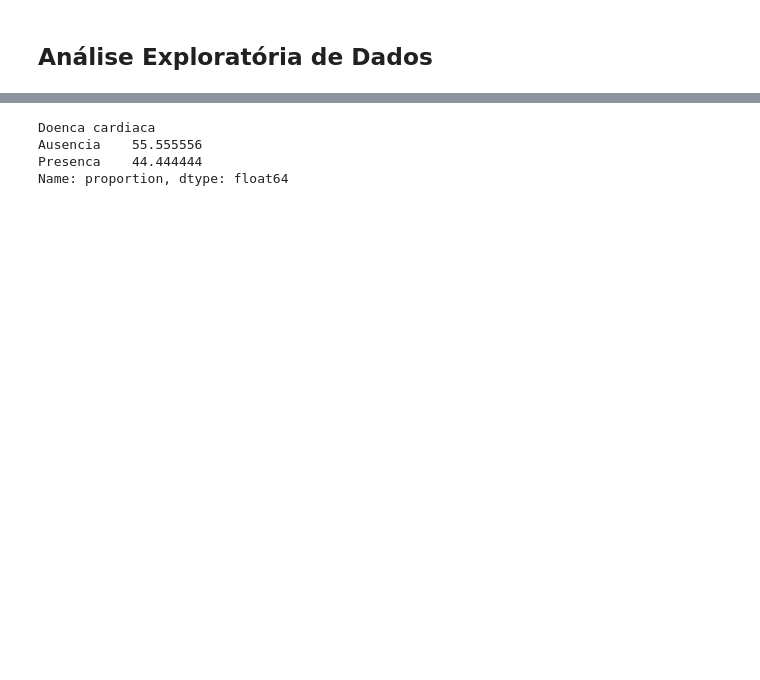
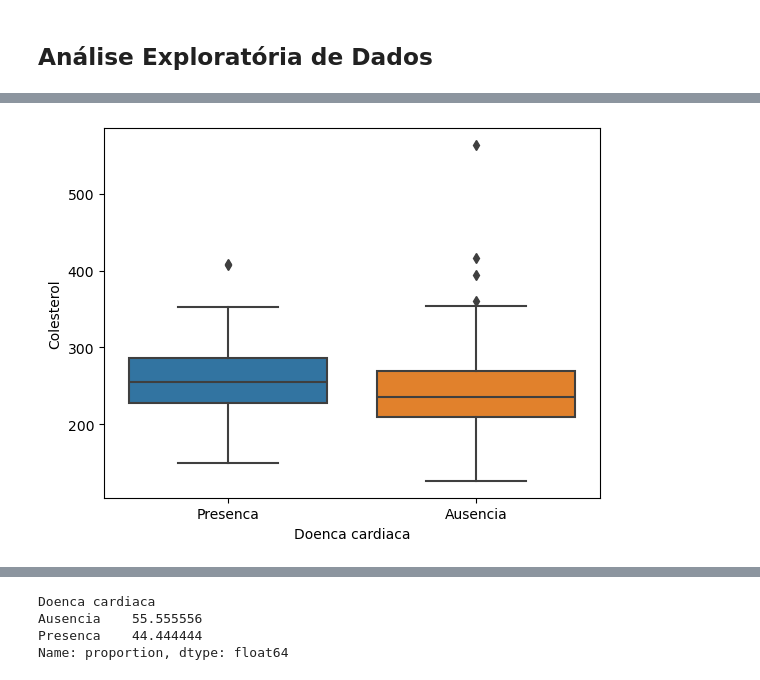
Before and after one commit to CrisNakamura/projeto_deteccao_doenca_cardiaca, a Jupyter notebook: projeto.ipynb, the cells around one changed output, grey strips where cells are left out. Saved outputs shown, nothing was run; the diff lists cells and outputs as text; code cells hidden in the pictures; blank space fills up the shorter version.

```diff
--- a/projeto.ipynb
+++ b/projeto.ipynb
@@ -115,0 +127,4 @@ sns.countplot(data=dados, x='Tipo dor', hue='Doenca cardiaca')
+# %%
+sns.boxplot(data=dados, x='Doenca cardiaca', y='Colesterol');
+# %% [output]
+[figure, added]
```
Also changed, not shown: parts of 27 cells of this notebook.
